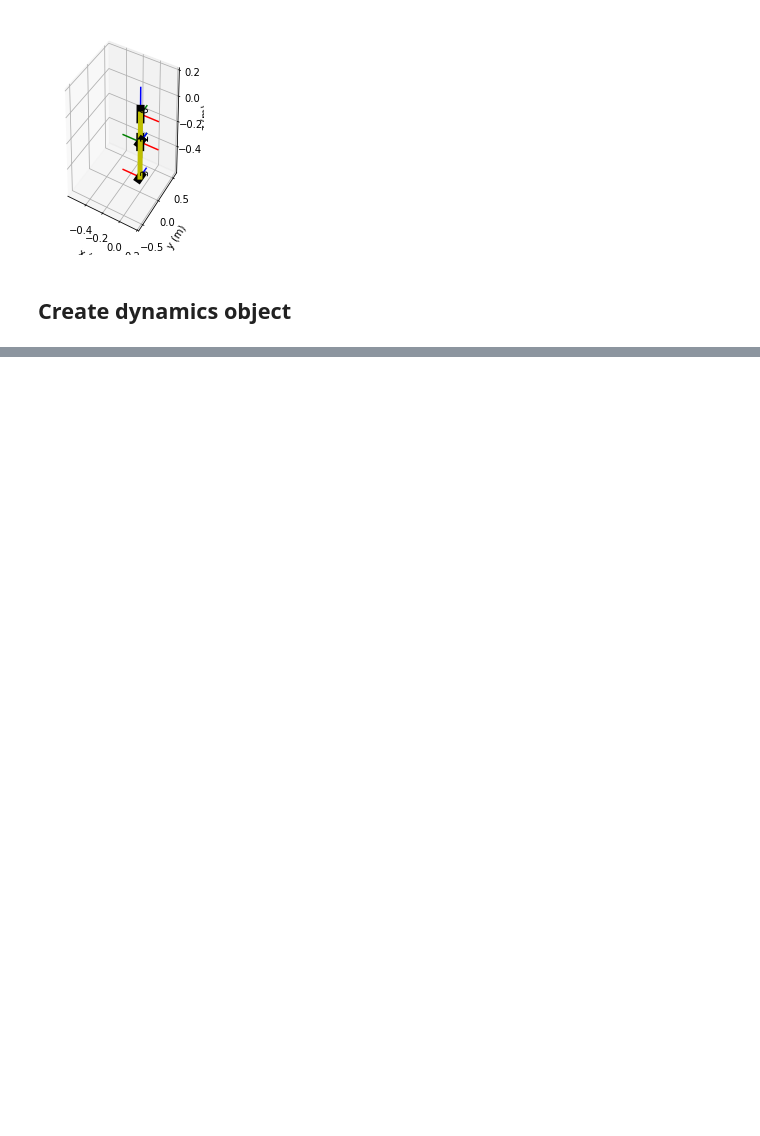
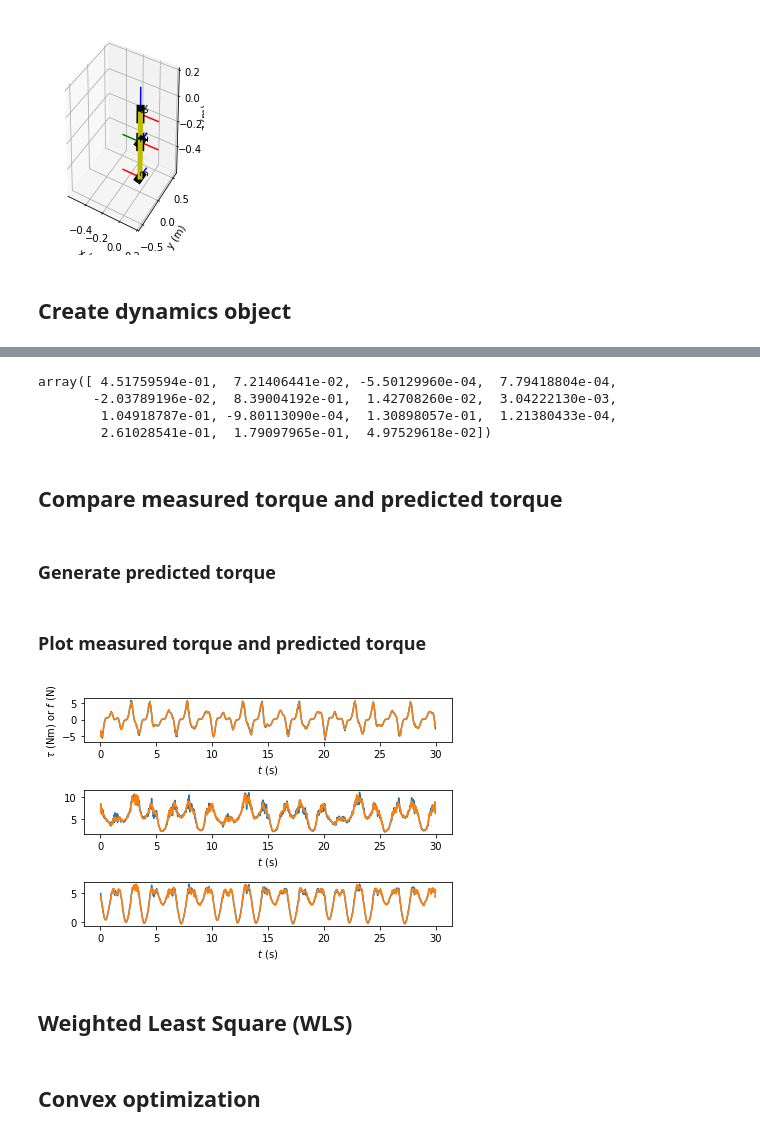
Before and after one commit to WPI-AIM/dvrk_dynamics_identification, a Jupyter notebook: main.ipynb, the cells around one changed output, grey strips where cells are left out. Drawn from its saved outputs; the diff is of its cells as text; code cells hidden in the pictures; blank space fills up the shorter version.

Commit message:
FInish ordinary least square part

```diff
--- a/main.ipynb
+++ b/main.ipynb
@@ -133,0 +201,4 @@ with open(dof_order_bf_x_dir, 'wr') as f:
+# %%
+param_num = dyn.base_num
+H_b_func = dyn.H_b_func
+W_b, tau_s = gen_regressor(param_num, H_b_func, q_f, dq_f, ddq_f, tau_f)
@@ -133,0 +209,2 @@ with open(dof_order_bf_x_dir, 'wr') as f:
+# %%
+xb_ols = np.linalg.lstsq(W_b, tau_s)[0]
@@ -133,0 +214,26 @@ with open(dof_order_bf_x_dir, 'wr') as f:
+# %%
+xb_ols
+# %% [output]
+array([ 4.51759594e-01,  7.21406441e-02, -5.50129960e-04,  7.79418804e-04,
+       -2.03789196e-02,  8.39004192e-01,  1.42708260e-02,  3.04222130e-03,
+        1.04918787e-01, -9.80113090e-04,  1.30898057e-01,  1.21380433e-04,
+        2.61028541e-01,  1.79097965e-01,  4.97529618e-02])
+# %% [markdown]
+## Compare measured torque and predicted torque
+# %% [markdown]
+### Generate predicted torque
+# %%
+tau_p = np.zeros(tau_f.shape)
+tau_ps = W_b.dot(xb_ols)
+for i in range(dof):
+    tau_p[:, i] = tau_ps[i::dof]
+# %% [markdown]
+### Plot measured torque and predicted torque
+# %%
+plot_meas_pred_tau(t_cut, tau_f, tau_p)
+# %% [output]
+[figure, added]
+# %% [markdown]
+## Weighted Least Square (WLS)
+# %% [markdown]
+## Convex optimization
```
Also changed, not shown: parts of 26 cells of this notebook, 3 other files.
